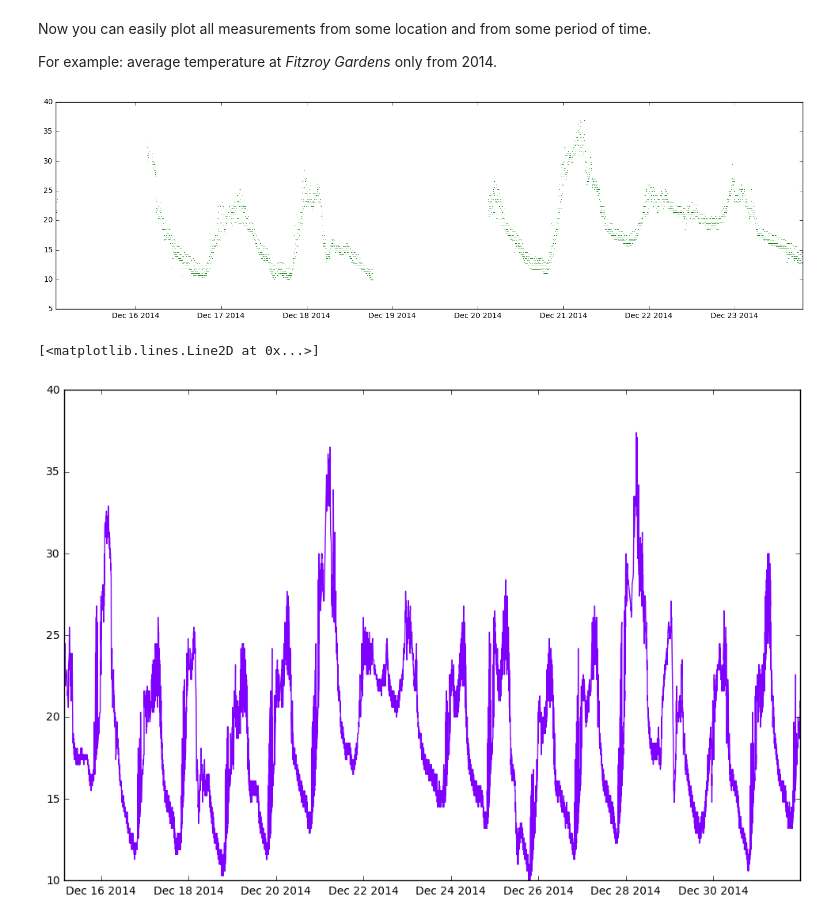
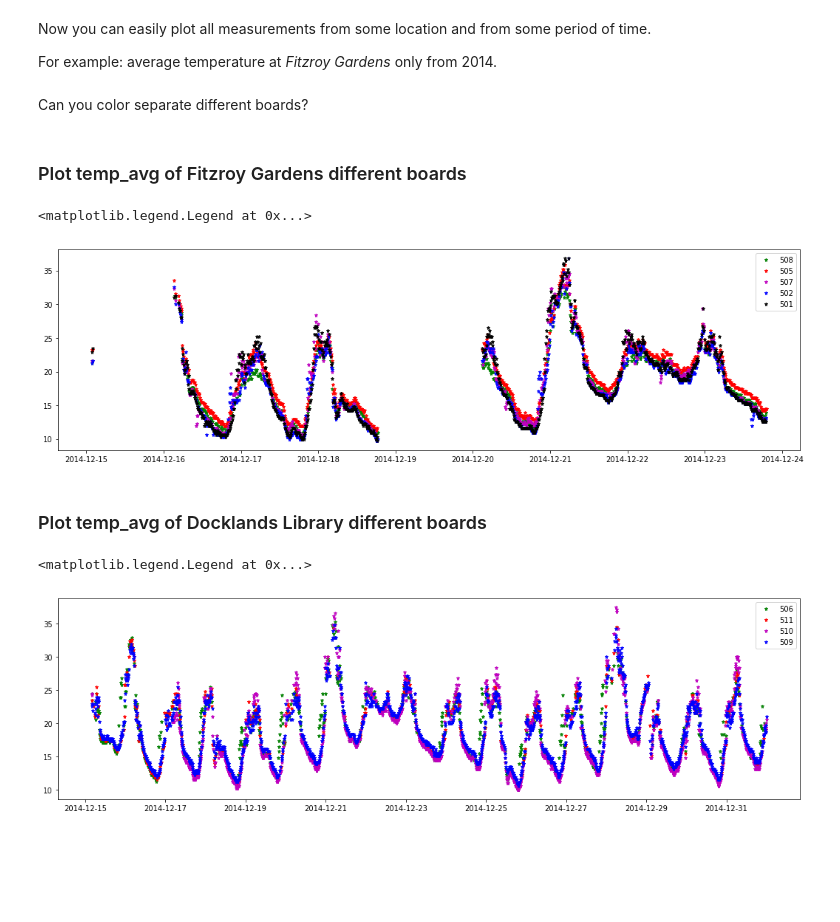
Before and after one commit to hongng234/Arcada_Big_Data_Analytics, a Jupyter notebook: Course 1/Week 1/BDA_projekt_1-start.ipynb, the cells around one changed output. Drawn from its saved outputs; the diff is of its cells as text; code cells hidden in the pictures; blank space fills up the shorter version.

```diff
--- a/Course 1/Week 1/BDA_projekt_1-start.ipynb
+++ b/Course 1/Week 1/BDA_projekt_1-start.ipynb
@@ -498,31 +472,43 @@ Be advised that you may want to `data.set_index('ts')` and use non unique index
 Now you can easily plot all measurements from some location and from some period of time.
 
 For example: average temperature at *Fitzroy Gardens* only from 2014.
+# %% [markdown]
+Can you color separate different boards?
+# %% [markdown]
+### Plot temp_avg of Fitzroy Gardens different boards
 # %%
-# model
 plt.figure(figsize=(18,5))
 location_filter = data.location == 'Fitzroy Gardens'
 time_filter = data.ts < pd.Timestamp('2015-01-01')
 data_filtered = data[location_filter & time_filter]
 boards = data_filtered.boardid.unique()
-plt.plot(data_filtered.ts, data_filtered.temp_avg, ',', c='g', alpha=.9)
-plt.show()
+colors = ['g','r','m','b','k']
+
+for board, color in zip(boards,colors):
+    plt.plot(data_filtered.ts[data_filtered.boardid == board],
+             data_filtered.temp_avg[data_filtered.boardid == board], ',',
+             c=color,
+             alpha=.9, marker='*', markersize=5)
+plt.legend(labels=boards)
 # %% [output]
+<matplotlib.legend.Legend at 0x...>
-[figure, old version]
+[figure, new version]
+# %% [markdown]
+### Plot temp_avg of Docklands Library different boards
 # %%
-import matplotlib.cm as cm
-
-plt.figure(figsize=(12,8))
+plt.figure(figsize=(18,5))
 location_filter = data.location == 'Docklands Library'
 time_filter = data.ts < pd.Timestamp('2015-01-01')
 data_filtered = data[location_filter & time_filter]
 boards = data_filtered.boardid.unique()
-colors = ['b','g','r','c','m']
-color=iter(cm.rainbow(np.linspace(0,1,len(boards))))
-c=next(color)
-plt.plot(data_filtered.ts, data_filtered.temp_avg, c=c)
+colors = ['g','r','m','b','k']
 
-# plt.plot(data_filtered.ts, data_filtered.temp_avg, ',', c=color in colors, alpha=.9)
+for board, color in zip(boards,colors):
+    plt.plot(data_filtered.ts[data_filtered.boardid == board],
+             data_filtered.temp_avg[data_filtered.boardid == board], ',',
+             c=color,
+             alpha=.9, marker='*', markersize=5)
+plt.legend(labels=boards)
 # %% [output]
-[<matplotlib.lines.Line2D at 0x...>]
+<matplotlib.legend.Legend at 0x...>
-[figure, old version]
+[figure, new version]
```
Also changed, not shown: parts of 22 cells of this notebook.
